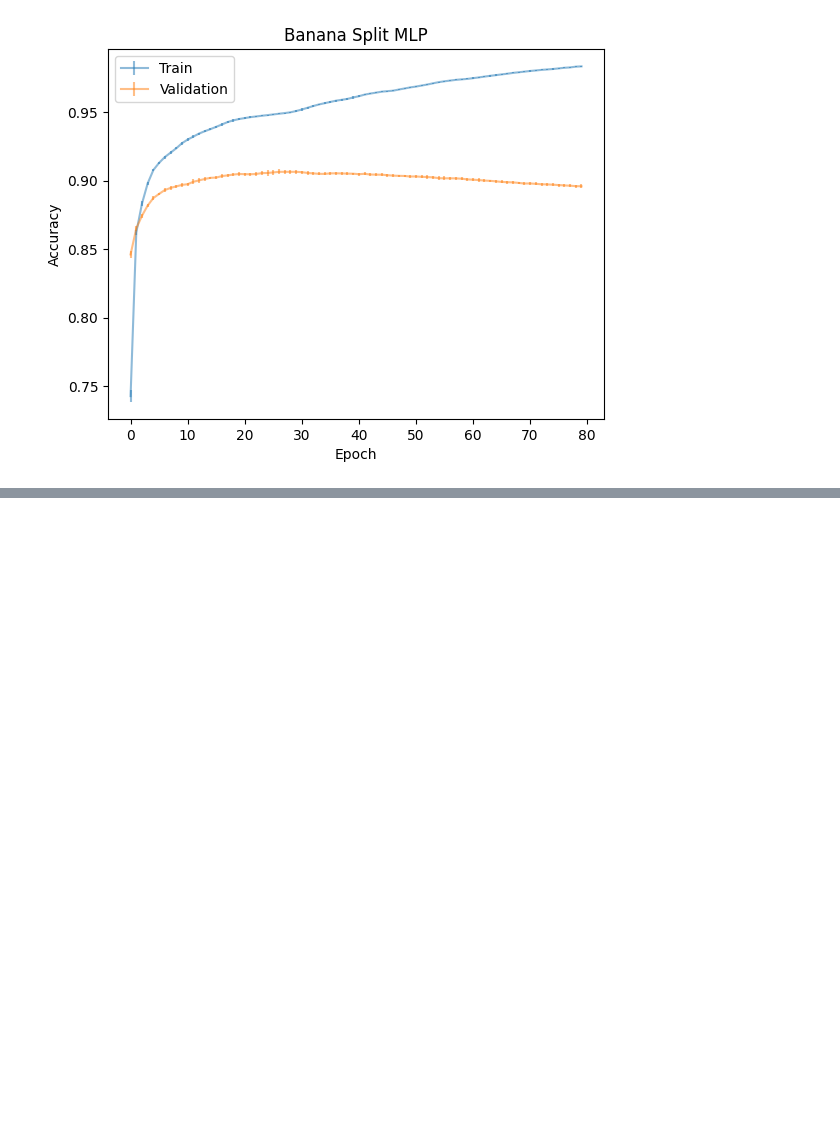
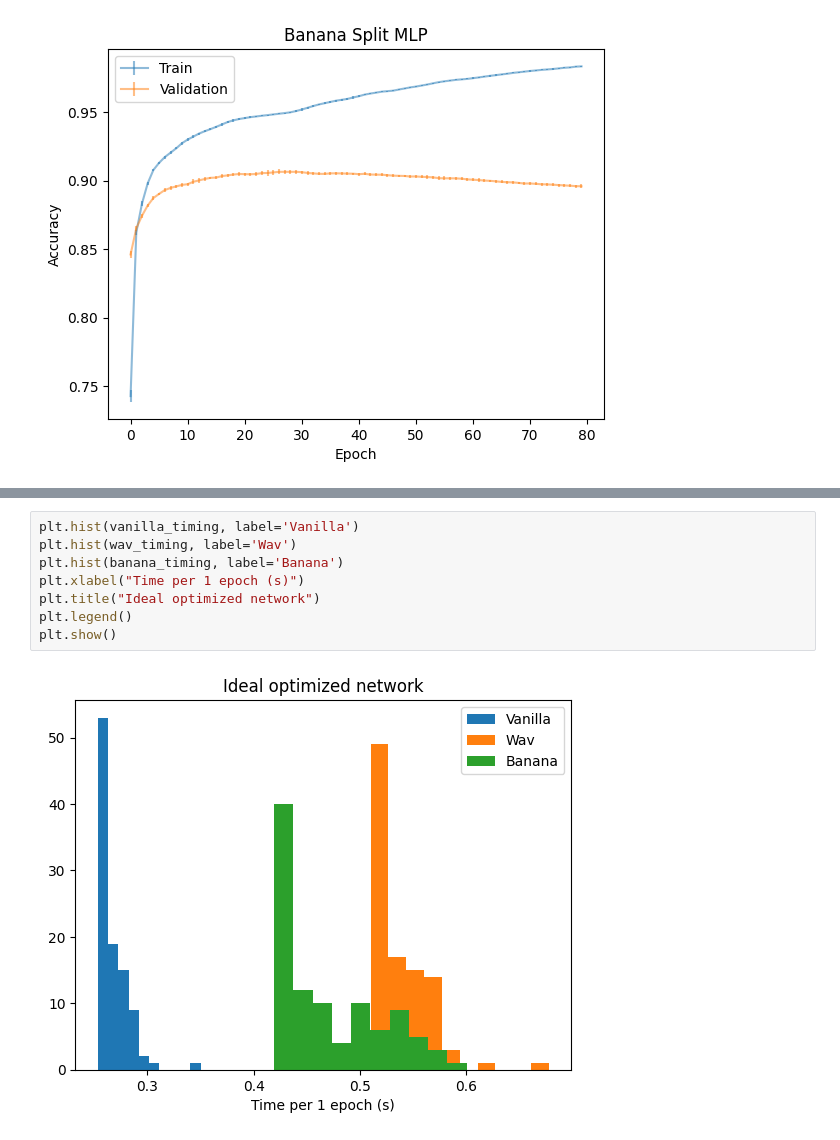
Before and after one commit to deepskies/DeepWavNN, a Jupyter notebook: notebooks/optimizer_mnist.ipynb, the cells around one changed output, grey strips where cells are left out. Saved outputs shown, nothing was run; the diff lists cells and outputs as text; blank space fills up the shorter version.

Commit message:
experimental notebooks with comparision of the optimized network results (timing/accuracy/n params)

```diff
--- a/notebooks/optimizer_mnist.ipynb
+++ b/notebooks/optimizer_mnist.ipynb
@@ -215,0 +291,10 @@ plot_experiment_history(all_vanilla_split_history, "Banana Split MLP")
+# %%
+plt.hist(vanilla_timing, label='Vanilla')
+plt.hist(wav_timing, label='Wav')
+plt.hist(banana_timing, label='Banana')
+plt.xlabel("Time per 1 epoch (s)")
+plt.title("Ideal optimized network")
+plt.legend()
+plt.show()
+# %% [output]
+[figure, added]
```
Also changed, not shown: parts of 8 cells of this notebook, 1 other file.
